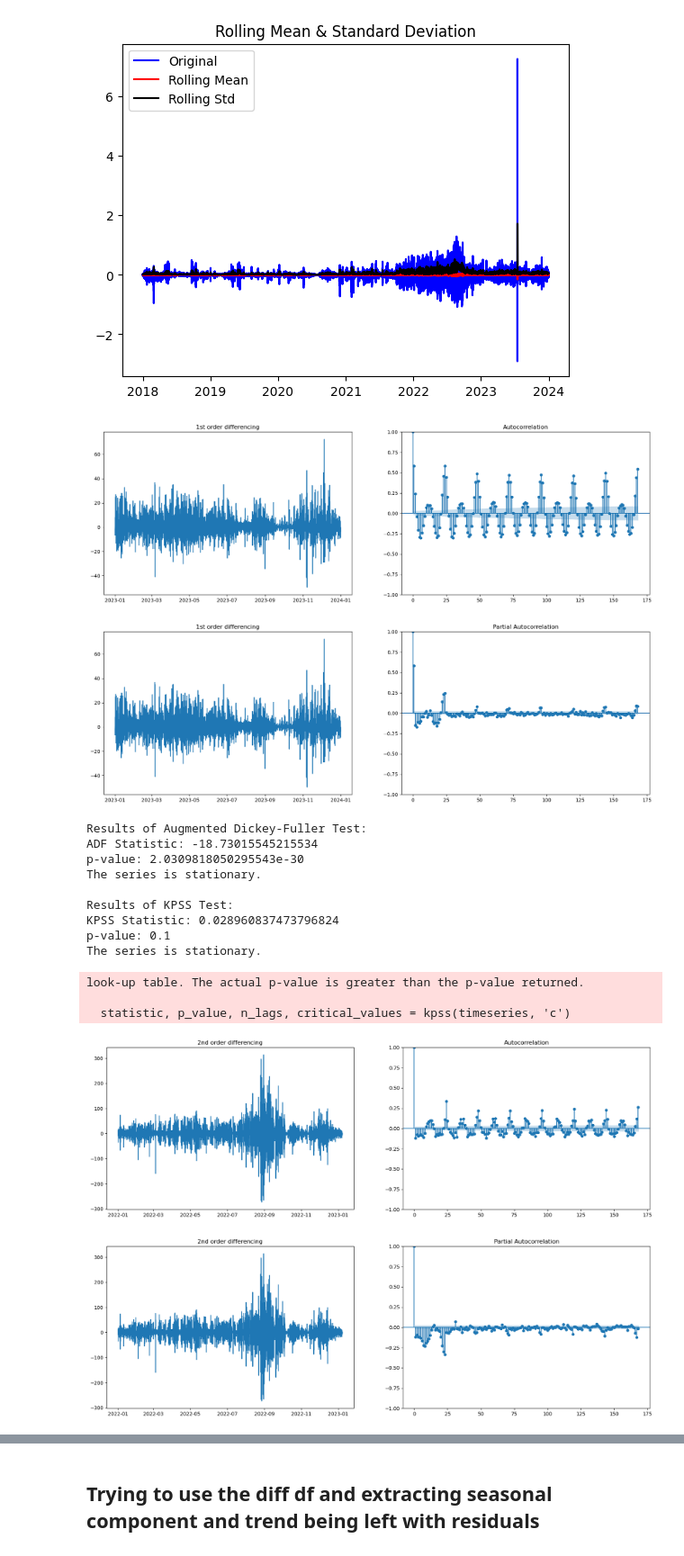
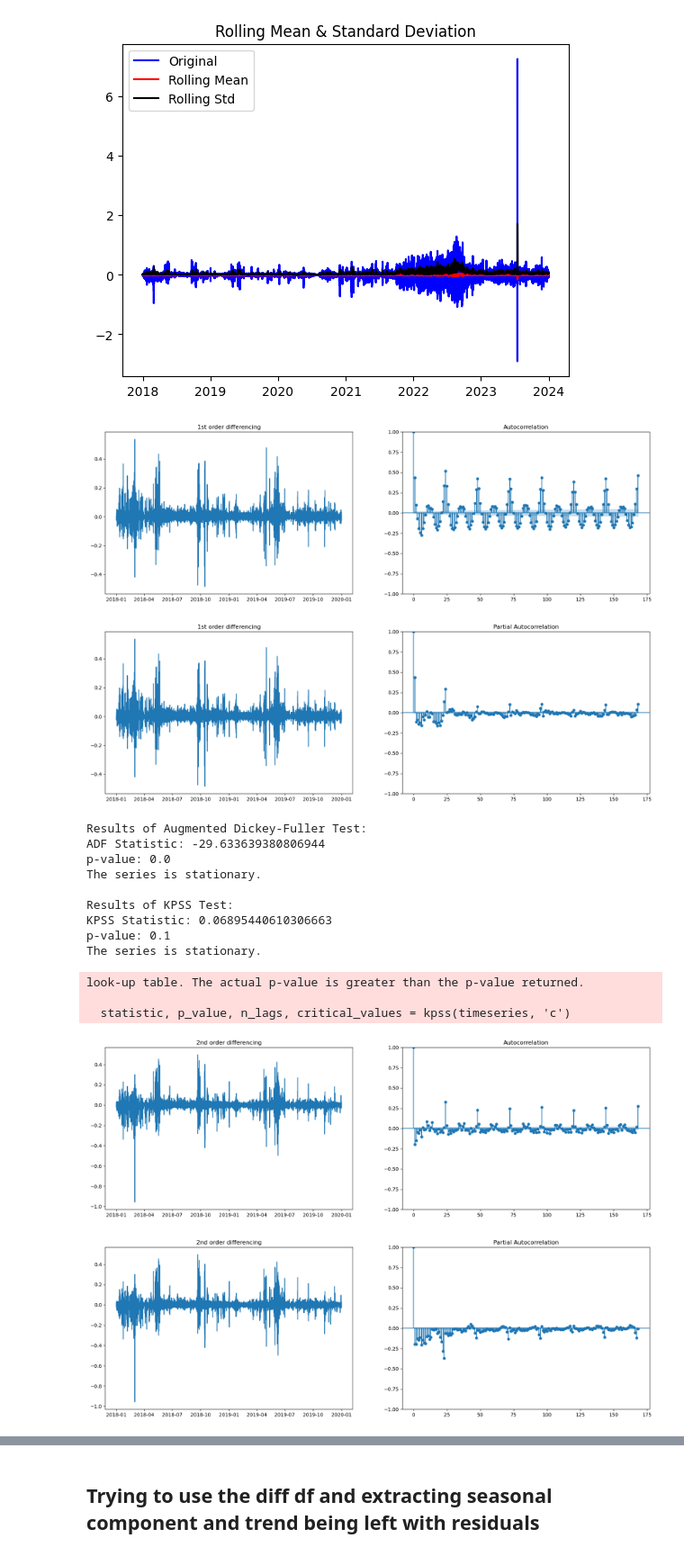
Before and after one commit to evenbakke/MasterThesis-, a Jupyter notebook: ARIMA_Mathias_working.ipynb, the cells around one changed output, grey strips where cells are left out. Shown at 90% size. Drawn from its saved outputs; the diff is of its cells as text; code cells hidden in the pictures.

```diff
--- a/ARIMA_Mathias_working.ipynb
+++ b/ARIMA_Mathias_working.ipynb
@@ -81,9 +100,9 @@ test_stationarity(df["systemPricelog"].diff().diff())
 # %%
 import matplotlib.pyplot as plt
 from statsmodels.graphics.tsaplots import plot_acf, plot_pacf
-filtered_df = df["2023-01-01":"2023-12-31"]
+filtered_df = df["2018-01-01":"2019-12-31"]
 # Assuming df["systemPrice"] is your data series.
-differenced_data = filtered_df["systemPrice"].diff().dropna()
+differenced_data = filtered_df["systemPricelog"].diff().dropna()
 
 
 # Set a wider figure size. For example, (20, 6) makes the figure 20 inches wide and 6 inches tall.
@@ -113,15 +132,15 @@ plt.show()
 adf_test(differenced_data)
 kpss_test(differenced_data)
 # %% [output]
-[figure, old version]
+[figure, new version]
-[figure, old version]
+[figure, new version]
 Results of Augmented Dickey-Fuller Test:
-ADF Statistic: -18.73015545215534
-p-value: 2.0309818050295543e-30
+ADF Statistic: -29.633639380806944
+p-value: 0.0
 The series is stationary.
 
 Results of KPSS Test:
-KPSS Statistic: 0.028960837473796824
+KPSS Statistic: 0.06895440610306663
 p-value: 0.1
 The series is stationary.
 look-up table. The actual p-value is greater than the p-value returned.
@@ -132,37 +151,37 @@ import matplotlib.pyplot as plt
 from statsmodels.graphics.tsaplots import plot_acf, plot_pacf
 
 # Assuming df["systemPrice"] is your data series.
-differenced_data = filtered_df["systemPrice"].diff().diff().dropna()
+differenced_data = filtered_df["systemPricelog"].diff().diff().dropna()
 
 # Set a wider figure size. For example, (20, 6) makes the figure 20 inches wide and 6 inches tall.
 f = plt.figure(figsize=(20, 6))
 
 # First subplot for the differenced data.
 ax1 = f.add_subplot(121)
 ax1.set_title("2nd order differencing")
 ax1.plot(differenced_data)
 
 # Second subplot for the ACF plot.
 ax2 = f.add_subplot(122)
 plot_acf(differenced_data, lags=168, ax=ax2)
 plt.show()
 
 # Create another figure for the PACF plot, with the same figsize to keep consistency.
 f = plt.figure(figsize=(20, 6))
 
 ax1 = f.add_subplot(121)
 ax1.set_title("2nd order differencing")
 ax1.plot(differenced_data)
 
 ax2 = f.add_subplot(122)
 plot_pacf(differenced_data, lags=168, ax=ax2)
 plt.show()
 
 #adf_test(differenced_data)
 #kpss_test(differenced_data)
 # %% [output]
-[figure, old version]
+[figure, new version]
-[figure, old version]
+[figure, new version]
 # %%
 import matplotlib.pyplot as plt
 from statsmodels.graphics.tsaplots import plot_acf, plot_pacf
```
Also changed, not shown: parts of 7 cells of this notebook, 10 other files.
